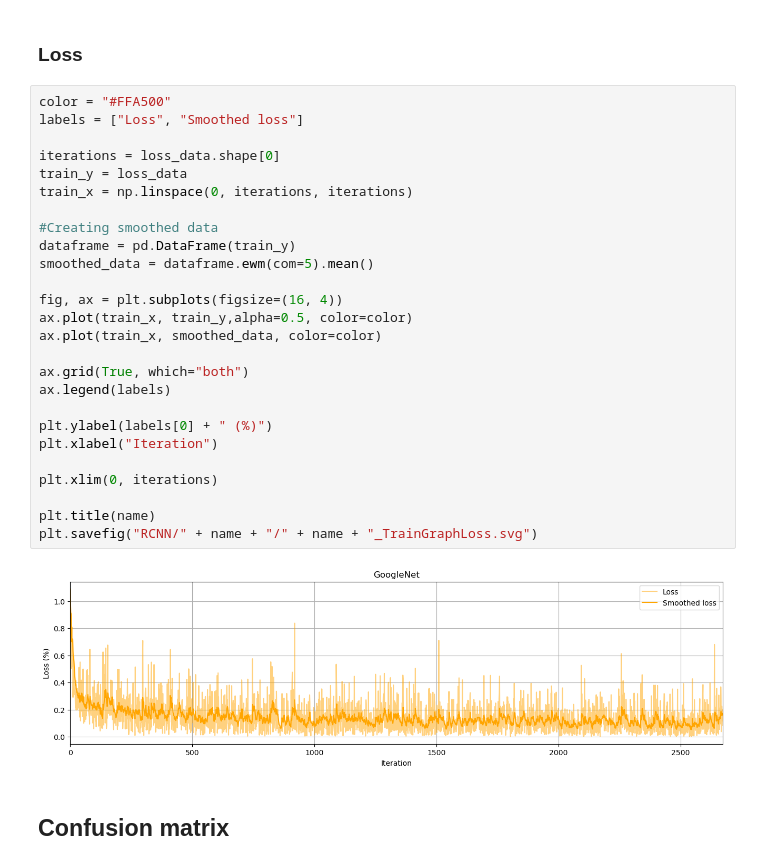
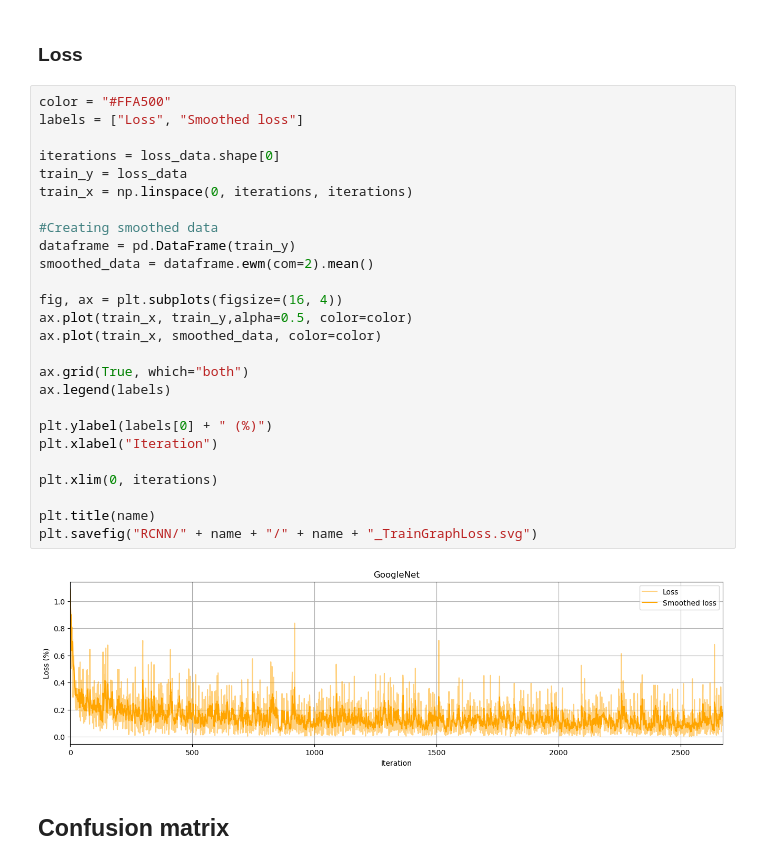
Before and after one commit to PinkFloppa/NeuronoveSiete-Zadanie1, a Jupyter notebook: RCNN/GoogleNet/GoogleNet_RCNN.ipynb, the cells around one changed output. Drawn from its saved outputs; the diff is of its cells as text.

```diff
--- a/RCNN/GoogleNet/GoogleNet_RCNN.ipynb
+++ b/RCNN/GoogleNet/GoogleNet_RCNN.ipynb
@@ -53,31 +53,31 @@ plt.savefig("RCNN/" + name + "/" + name + "_TrainGraphAcc.svg")
 # %%
 color = "#FFA500"
 labels = ["Loss", "Smoothed loss"]
 
 iterations = loss_data.shape[0]
 train_y = loss_data
 train_x = np.linspace(0, iterations, iterations)
 
 #Creating smoothed data
 dataframe = pd.DataFrame(train_y)
-smoothed_data = dataframe.ewm(com=5).mean()
+smoothed_data = dataframe.ewm(com=2).mean()
 
 fig, ax = plt.subplots(figsize=(16, 4))
 ax.plot(train_x, train_y,alpha=0.5, color=color)
 ax.plot(train_x, smoothed_data, color=color)
 
 ax.grid(True, which="both")
 ax.legend(labels)
 
 plt.ylabel(labels[0] + " (%)")
 plt.xlabel("Iteration")
 
 plt.xlim(0, iterations)
 
 plt.title(name)
 plt.savefig("RCNN/" + name + "/" + name + "_TrainGraphLoss.svg")
 # %% [output]
-[figure, old version]
+[figure, new version]
 # %% [markdown]
 ## Confusion matrix
 # %% [markdown]
```
Also changed, not shown: parts of 1 cell of this notebook, 16 other files.
